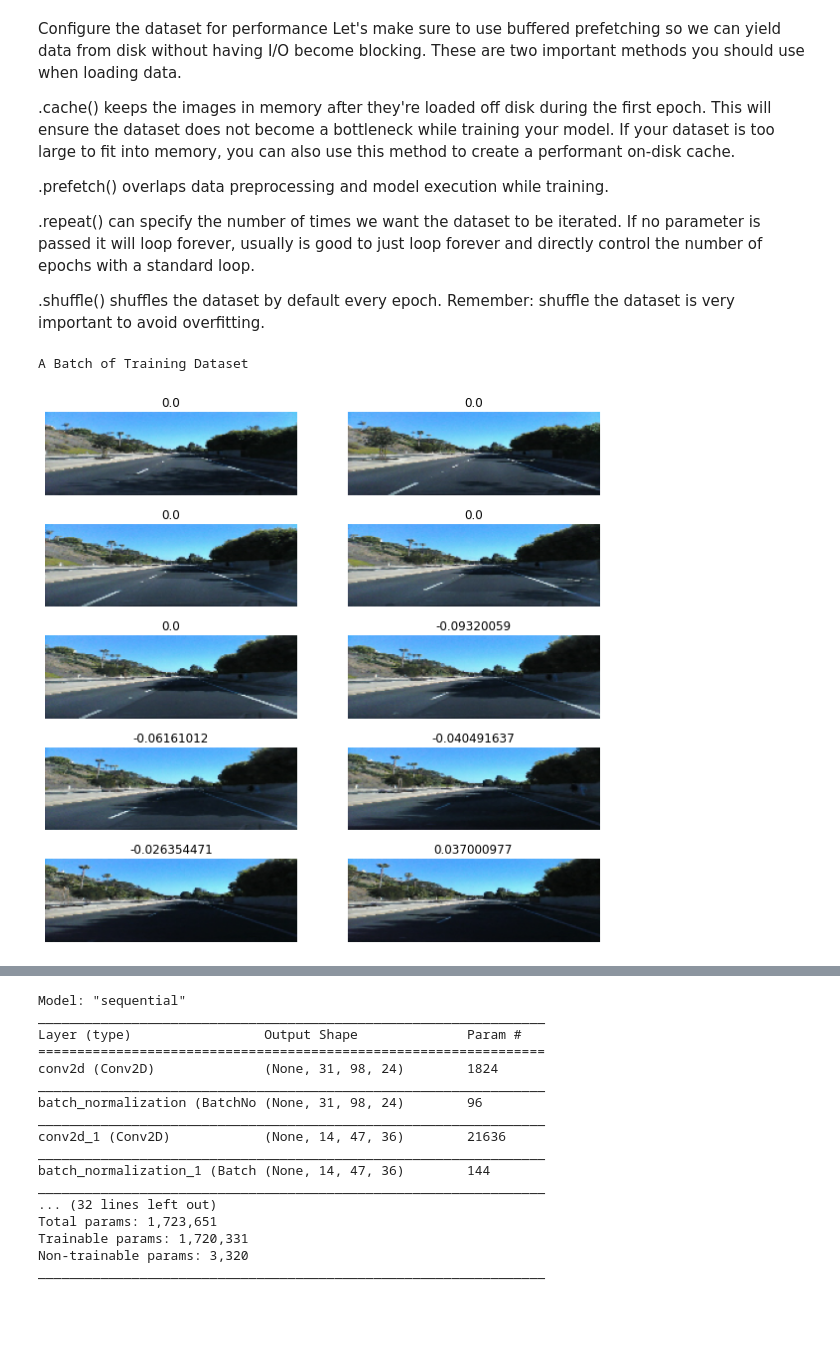
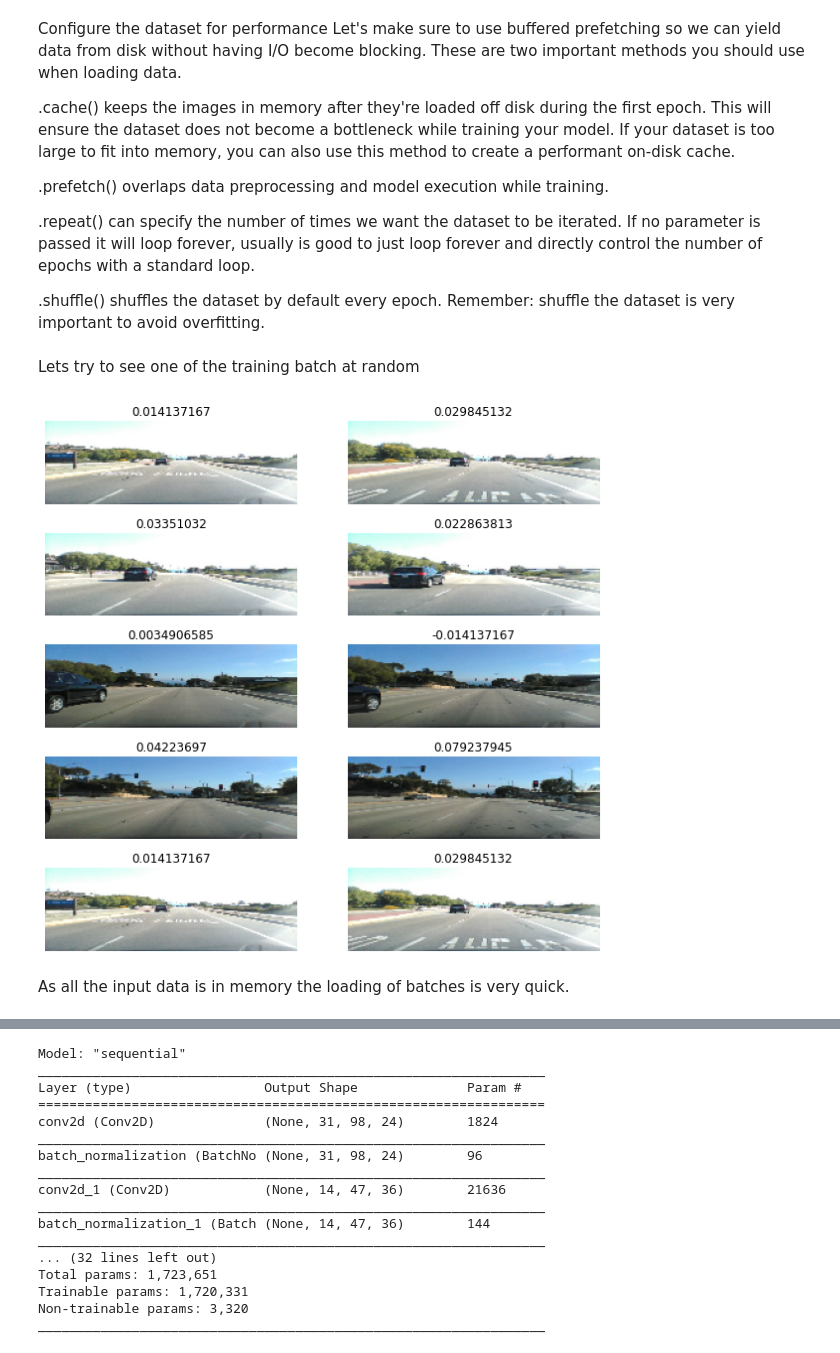
Before and after one commit to naman-mehta/predict_steering_angle, a Jupyter notebook: selfdriving.ipynb, the cells around one changed output, grey strips where cells are left out. Saved outputs shown, nothing was run; the diff lists cells and outputs as text; code cells hidden in the pictures; blank space fills up the shorter version.

```diff
--- a/selfdriving.ipynb
+++ b/selfdriving.ipynb
@@ -256,5 +264,5 @@ Not able to load whole dataset in colab. So will try to train on part of the dat
 # %%
-train_ds = tf.data.Dataset.from_tensor_slices((image_list_aug[:10000],labels_list_aug[:10000]))
+train_ds = tf.data.Dataset.from_tensor_slices((image_list_aug,labels_list_aug))
 # %% [markdown]
 Configure the dataset for performance
 Let's make sure to use buffered prefetching so we can yield data from disk without having I/O become blocking. These are two important methods you should use when loading data.
@@ -278,17 +286,21 @@ def show_batch(image_batch, label_batch):
   plt.figure(figsize=(10,10))
   for n in range(10):
       ax = plt.subplot(5,2,n+1)
-      i=(n+n*2)%64
+      i=(n+n*7)%64
       plt.imshow(image_batch[i])
       plt.title(label_batch[i])
       plt.axis('off')
 
-def tf_data_augmentation(image,label):
+def tf_flip_image(image, label):
   flipped = tf.image.flip_left_right(image)
   label = tf.math.negative(label)
   return flipped, label
 
-def prepare_for_training(ds, augment=False, shuffle=False, cache=True):
+def tf_data_augmentation(image,label):
+  image, label = tf_flip_image(image, label)
+  return image, label
+
+def prepare_for_training(ds, augment=False, shuffle=False, cache=True, repeat=True):
   # This is a small dataset, only load it once, and keep it in memory.
   # use `.cache(filename)` to cache preprocessing work for datasets that don't
   # fit in memory.
@@ -299,9 +311,10 @@ def prepare_for_training(ds, augment=False, shuffle=False, cache=True):
       ds = ds.cache()
   # Repeat forever
     # Use data augmentation only on the training set
-  # if augment:
-  #   ds = ds.map(tf_data_augmentation, num_parallel_calls=AUTOTUNE)
-  ds = ds.repeat()
+  if augment:
+    ds = ds.map(tf_data_augmentation, num_parallel_calls=AUTOTUNE)
+  if repeat:
+    ds = ds.repeat()
   ds = ds.batch(BATCH_SIZE)
   if shuffle:
     ds.shuffle(100)
@@ -314,16 +327,24 @@ def prepare_for_training(ds, augment=False, shuffle=False, cache=True):
 
 print("A Batch of Training Dataset")
 #train_ds = tf.data.Dataset.from_tensor_slices(train_augmented)
-train_ds = prepare_for_training(train_ds, shuffle = True, cache = False)
-train_images, train_labels = next(iter(train_ds))
-show_batch(train_images.numpy(), train_labels.numpy())
+train_ds_final = prepare_for_training(train_ds, shuffle = True, cache = False)
+
 
 val_ds = prepare_for_training(val, shuffle = True)
 
-test_ds = prepare_for_training(test)
+test_ds = prepare_for_training(test, repeat=False)
-# %% [output]
-A Batch of Training Dataset
-[figure, removed]
+# %% [markdown]
+Lets try to see one of the training batch at random
+# %%
+from random import seed
+from random import randint
+seed(1)
+train_images, train_labels = next(iter(train_ds_final.skip(randint(0, 50))))
+show_batch(train_images.numpy(), train_labels.numpy())
+# %% [output]
+[figure, added]
+# %% [markdown]
+As all the input data is in memory the loading of batches is very quick.
 # %%
 import time
 default_timeit_steps = 5
```
Also changed, not shown: parts of 14 cells of this notebook.
